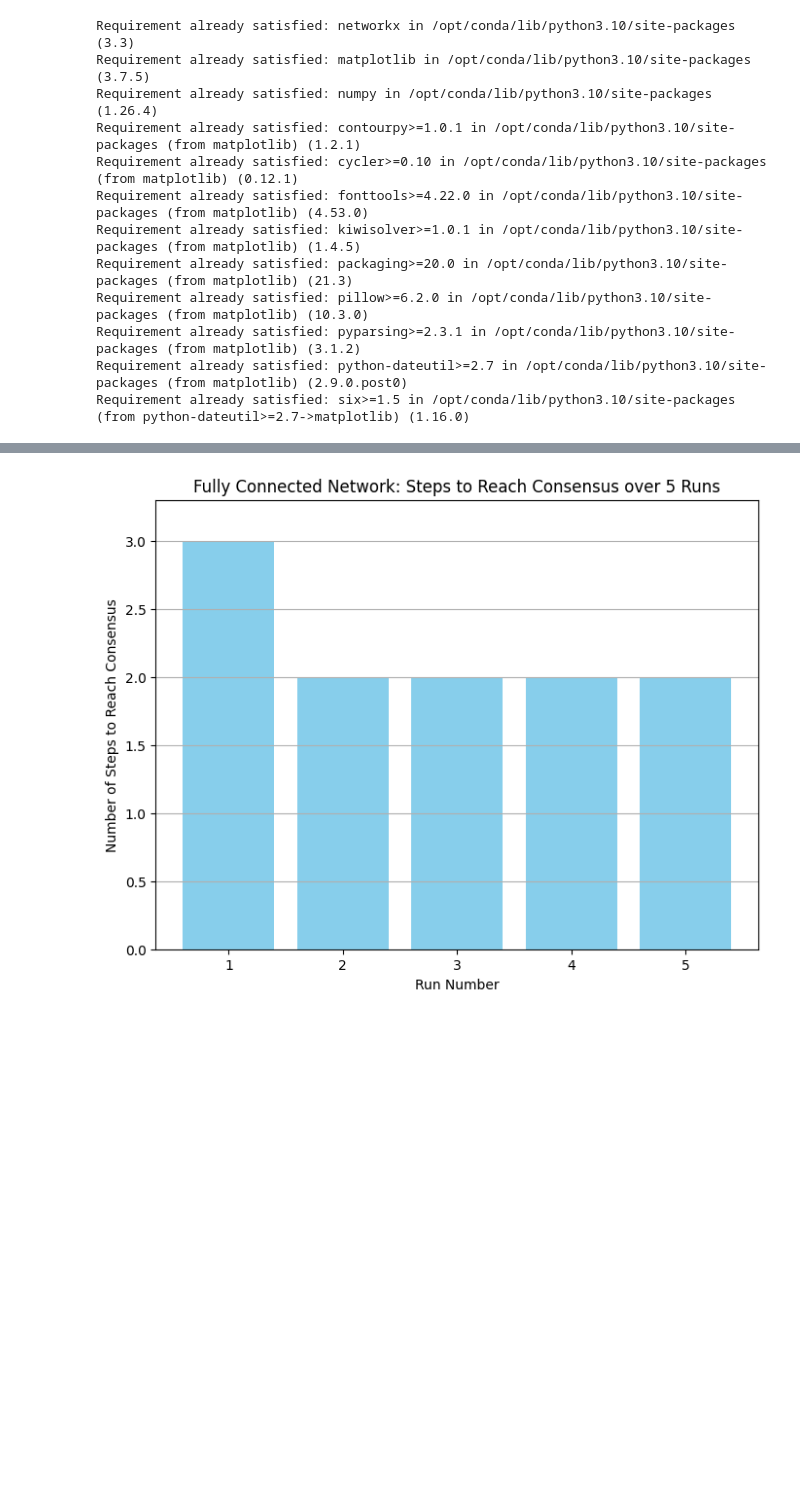
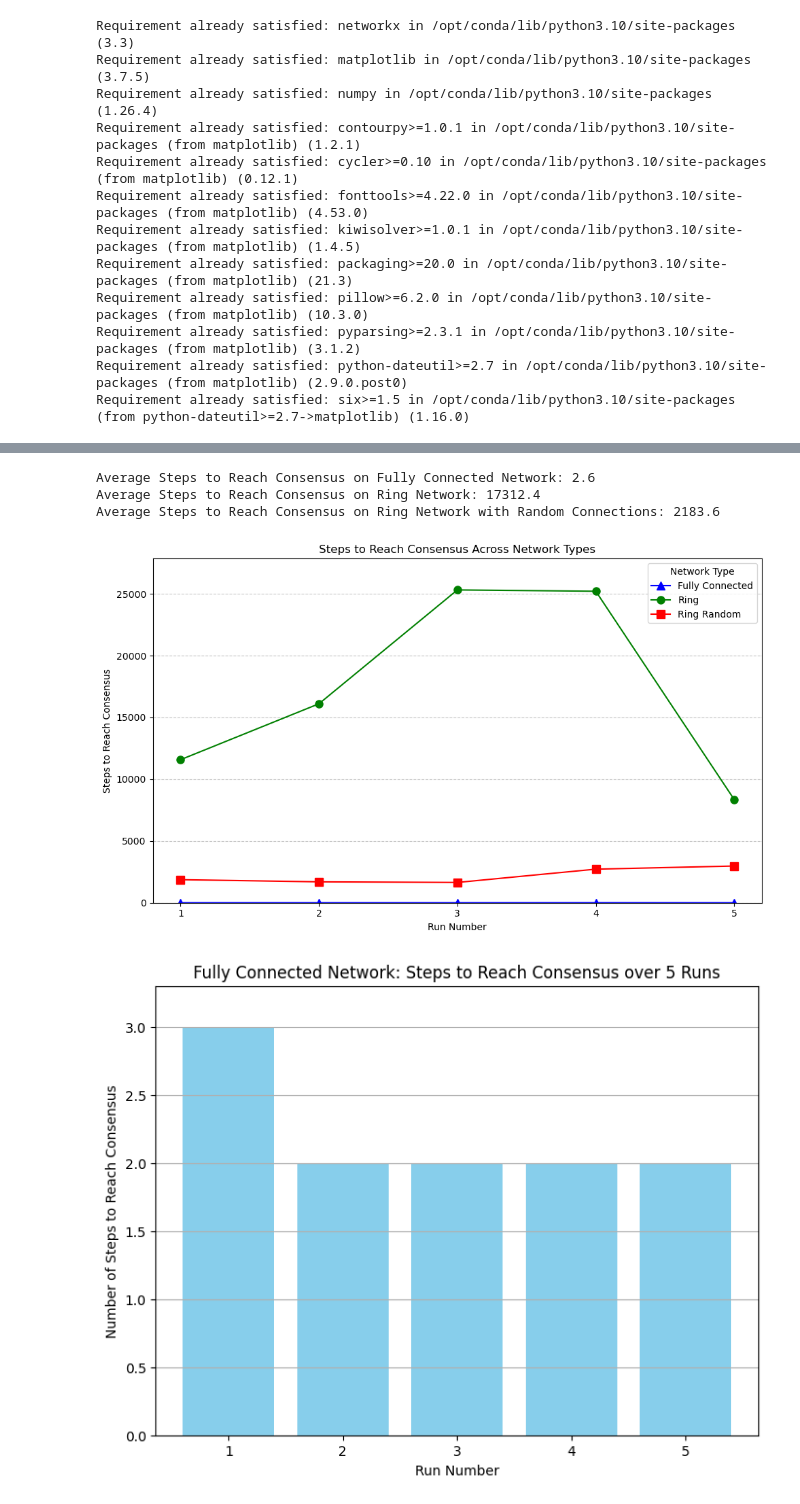
Before and after one commit to anhnd1/Naming-game-simulation, a Jupyter notebook: naming-game-random-init.ipynb, the cells around one changed output, grey strips where cells are left out. Saved outputs shown, nothing was run; the diff lists cells and outputs as text; code cells hidden in the pictures; blank space fills up the shorter version.

Commit message:
update plot

```diff
--- a/naming-game-random-init.ipynb
+++ b/naming-game-random-init.ipynb
@@ -243,3 +248,47 @@ Run 5 on Ring Network with Random Connections completed in 5022 steps.
+# %%
+print(f"Average Steps to Reach Consensus on Fully Connected Network: {avg_steps_fully_connected}")
+print(f"Average Steps to Reach Consensus on Ring Network: {avg_steps_ring}")
+print(f"Average Steps to Reach Consensus on Ring Network with Random Connections: {avg_steps_ring_random}")
+# %% [output]
+Average Steps to Reach Consensus on Fully Connected Network: 2.6
+Average Steps to Reach Consensus on Ring Network: 17312.4
+Average Steps to Reach Consensus on Ring Network with Random Connections: 2183.6
+# %%
+def plot_combined_steps_to_consensus(results):
+    # Extract the steps for each network type
+    network_types = ['fully_connected', 'ring', 'ring_random']
+    markers = ['^', 'o', 's']  # Different markers for each line
+    colors = ['blue', 'green', 'red']  # Different colors for each line
+
+    plt.figure(figsize=(10, 6))
+
+    for i, network_type in enumerate(network_types):
+        steps_list = [result['steps_taken'] for result in results[network_type]]
+        x_values = range(1, len(steps_list) + 1)
+        plt.plot(x_values, steps_list,
+                 label=network_type.replace("_", " ").title(),
+                 marker=markers[i],
+                 color=colors[i],
+                 linestyle='-',
+                 markersize=8)
+
+    # Set labels, title, and legend
+    plt.xlabel('Run Number')
+    plt.ylabel('Steps to Reach Consensus')
+    plt.title('Steps to Reach Consensus Across Network Types')
+    plt.xticks(range(1, len(steps_list) + 1))  # Ensure x-axis ticks align with run numbers
+    plt.grid(True, axis='y', linestyle='--', alpha=0.7)
+    plt.legend(title="Network Type")
+    plt.ylim(0, max(max([result['steps_taken'] for result in results[nt]]) for nt in network_types) * 1.1)
+
+    # Show the plot
+    plt.tight_layout()
+    plt.show()
+
+# Example usage
+plot_combined_steps_to_consensus(results)
+# %% [output]
+[figure, added]
 # %%
 plot_steps_to_consensus(results, 'fully_connected')
 plot_steps_to_consensus(results, 'ring')
```
Also changed, not shown: parts of 2 cells of this notebook, 1 other file.
